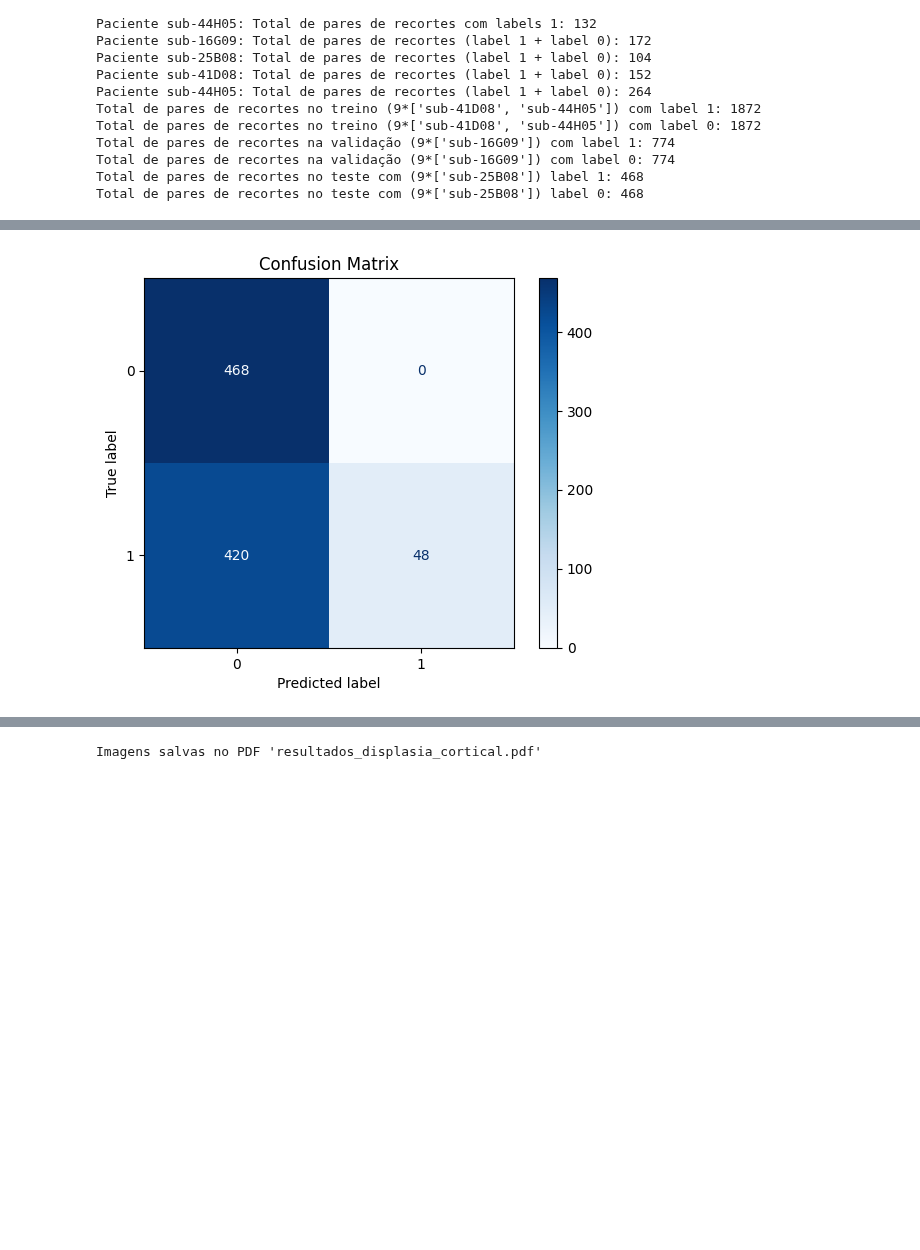
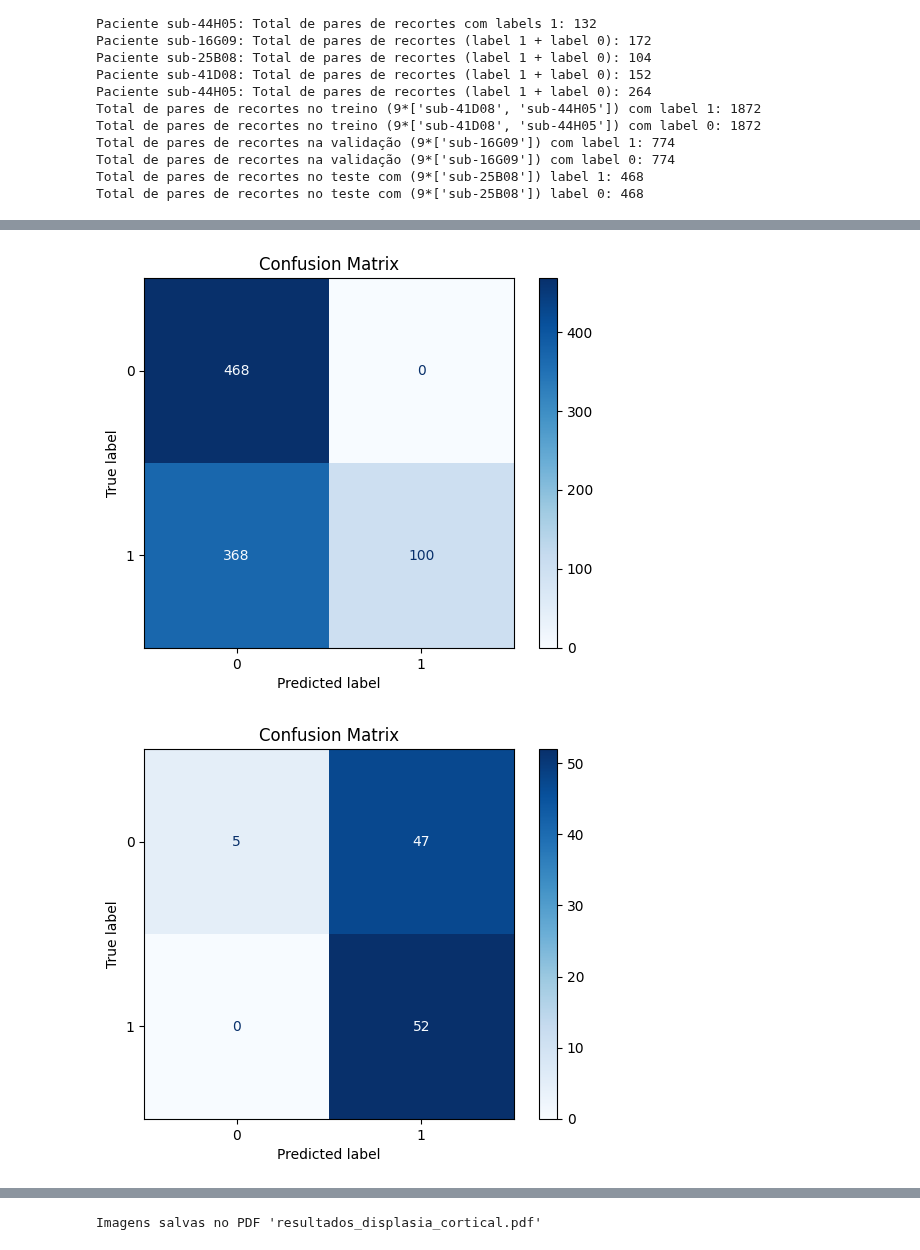
Before and after one commit to Gabriel-Panza/Machine-Learning-FCD, a Jupyter notebook: Old Data/SNN_data_augment.ipynb, the cells around one changed output, grey strips where cells are left out. Drawn from its saved outputs; the diff is of its cells as text; code cells hidden in the pictures; blank space fills up the shorter version.

```diff
--- a/Old Data/SNN_data_augment.ipynb
+++ b/Old Data/SNN_data_augment.ipynb
@@ -416,6 +416,8 @@ for index in range(len(X_test_opposite)):
     X_test_opposite[index] = np.flipud(X_test_opposite[index])
 for index in range(len(X_test_opposite_sem_data_augment)):
     X_test_opposite_sem_data_augment[index] = np.flipud(X_test_opposite_sem_data_augment[index])
+for index in range(len(mask_original_test)):
+    mask_opposite_test[index] = np.flipud(mask_opposite_test[index])
 
 X_train_original /= 255
 X_train_opposite /= 255
@@ -513,8 +527,10 @@ ValueError: Classification metrics can't handle a mix of binary and continuous t
 # %%
 # Gerar a matriz de confusão
 plot_confusion_matrix(y_test, y_pred)
+plot_confusion_matrix(np.array(y_test_sem_data_augment), (y_pred_sem_data_augment >= 0.5))
 # %% [output]
-[figure, old version]
+[figure, new version]
+[figure, added]
 # %%
 # Plotar o histórico do treinamento
 plot_training_history(history)
```
Also changed, not shown: parts of 5 cells of this notebook, 1 other file.
